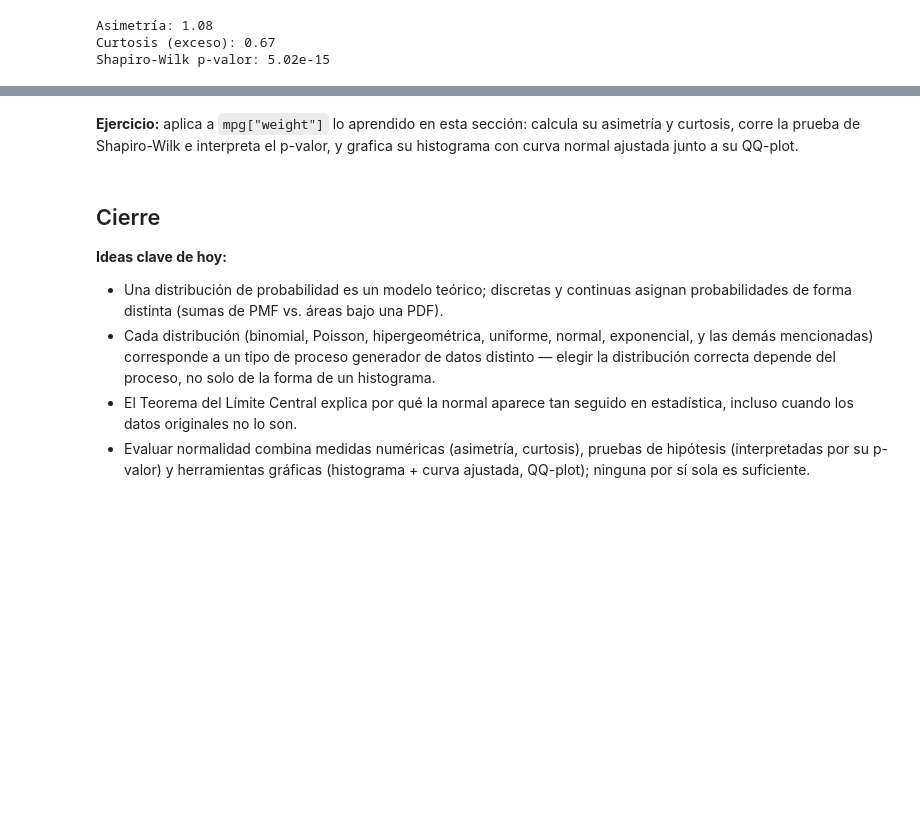
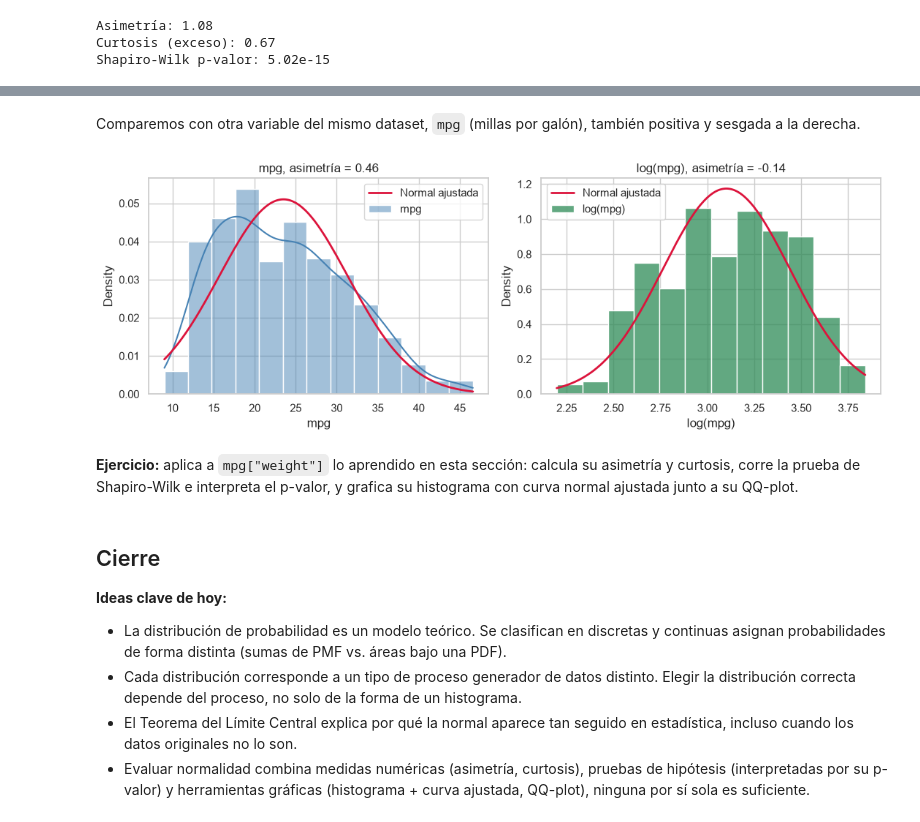
Before and after one commit to nicolasggiraldo/esp_estadistica_202607, a Jupyter notebook: notebooks/03_distribuciones_teoricas_normalidad.ipynb, the cells around one changed output, grey strips where cells are left out. Saved outputs shown, nothing was run; the diff lists cells and outputs as text; code cells hidden in the pictures; blank space fills up the shorter version.

```diff
--- a/notebooks/03_distribuciones_teoricas_normalidad.ipynb
+++ b/notebooks/03_distribuciones_teoricas_normalidad.ipynb
@@ -529,3 +542,17 @@ plt.show()
+# %% [markdown]
+Comparemos con otra variable del mismo dataset, `mpg` (millas por galón), también positiva y sesgada a la derecha.
+# %%
+variable_name = "mpg"
+variable = mpg[variable_name].dropna()
+variable_log = np.log(variable).rename(f"log({variable_name})")
+
+fig, axes = plt.subplots(1, 2, figsize=(11, 4))
+plot_with_normal_fit(variable, axes[0], color="steelblue", kde=True)
+plot_with_normal_fit(variable_log, axes[1], color="seagreen")
+plt.tight_layout()
+plt.show()
+# %% [output]
+[figure, added]
 # %% [markdown]
 **Ejercicio:** aplica a `mpg["weight"]` lo aprendido en esta sección: calcula su asimetría y curtosis, corre la prueba de Shapiro-Wilk e interpreta el p-valor, y grafica su histograma con curva normal ajustada junto a su QQ-plot.
 # %%
@@ -538,7 +565,7 @@ plt.show()
 
 **Ideas clave de hoy:**
 
-- Una distribución de probabilidad es un modelo teórico; discretas y continuas asignan probabilidades de forma distinta (sumas de PMF vs. áreas bajo una PDF).
-- Cada distribución (binomial, Poisson, hipergeométrica, uniforme, normal, exponencial, y las demás mencionadas) corresponde a un tipo de proceso generador de datos distinto — elegir la distribución correcta depende del proceso, no solo de la forma de un histograma.
+- La distribución de probabilidad es un modelo teórico. Se clasifican en discretas y continuas asignan probabilidades de forma distinta (sumas de PMF vs. áreas bajo una PDF).
+- Cada distribución corresponde a un tipo de proceso generador de datos distinto. Elegir la distribución correcta depende del proceso, no solo de la forma de un histograma.
 - El Teorema del Límite Central explica por qué la normal aparece tan seguido en estadística, incluso cuando los datos originales no lo son.
-- Evaluar normalidad combina medidas numéricas (asimetría, curtosis), pruebas de hipótesis (interpretadas por su p-valor) y herramientas gráficas (histograma + curva ajustada, QQ-plot); ninguna por sí sola es suficiente.
+- Evaluar normalidad combina medidas numéricas (asimetría, curtosis), pruebas de hipótesis (interpretadas por su p-valor) y herramientas gráficas (histograma + curva ajustada, QQ-plot), ninguna por sí sola es suficiente.
```
Also changed, not shown: parts of 17 cells of this notebook, 3 other files.
